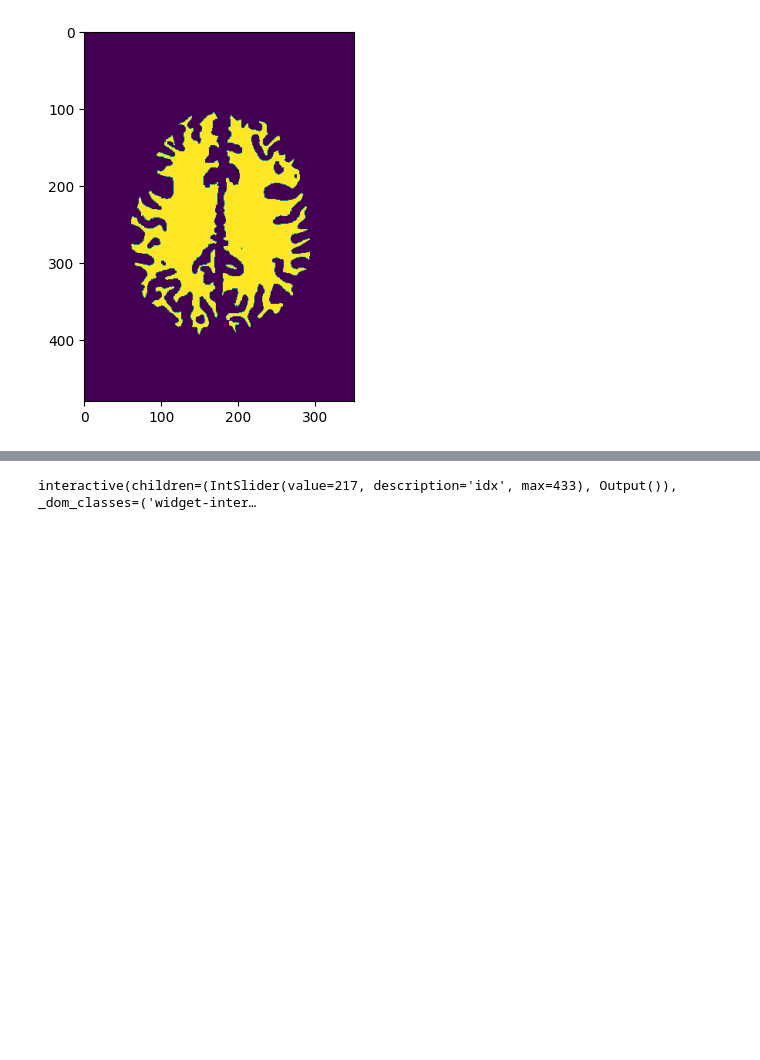
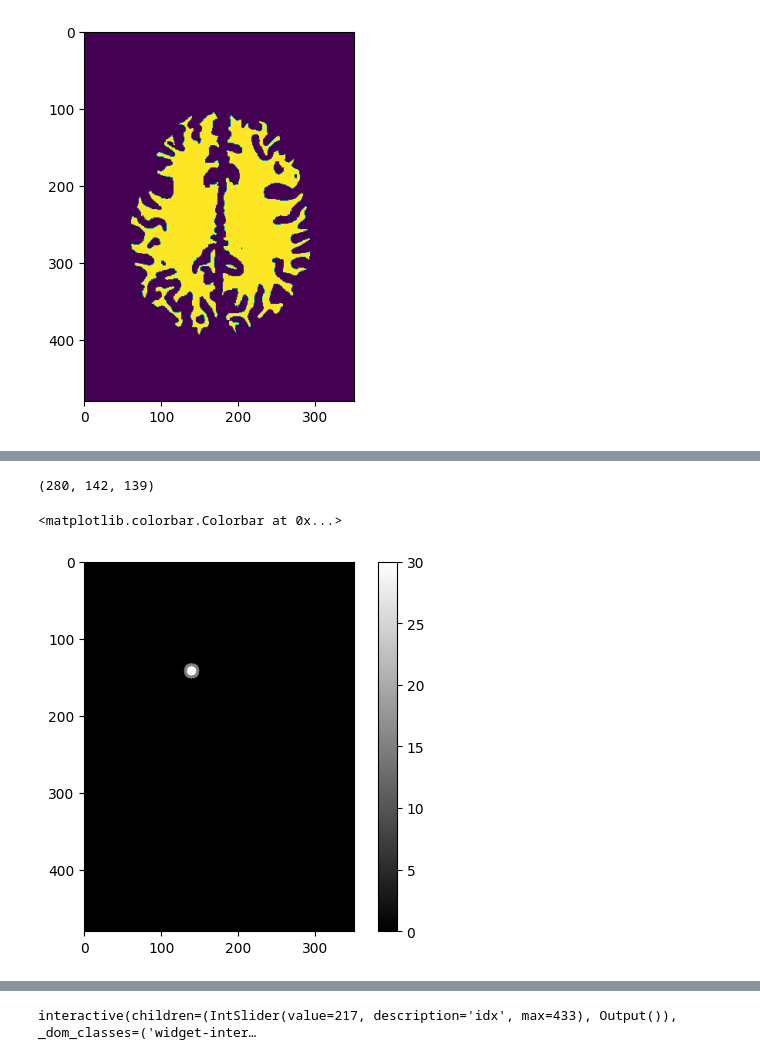
Before and after one commit to brandonjnelsonFDA/PedSilicoICH, a Jupyter notebook: notebooks/ct_head_simulations.ipynb, the cells around one changed output, grey strips where cells are left out. Saved outputs shown, nothing was run; the diff lists cells and outputs as text; code cells hidden in the pictures; blank space fills up the shorter version.

```diff
--- a/notebooks/ct_head_simulations.ipynb
+++ b/notebooks/ct_head_simulations.ipynb
@@ -290,3 +332,20 @@ plt.imshow(lesion_image[lesion_coords[0]])
+# %%
+radius = [6, 10]
+contrast = [20, -5]
+material = 'white_matter'
+
+ground_truth_image = phantom
+
+brain_mask = ground_truth_image==lut.loc[lut['xcist material']==material]['CT Number [HU]'].iloc[1]
+
+img_w_lesion, lesion_image, lesion_coords = add_random_sphere_lesion(ground_truth_image, brain_mask, radius=radius, contrast=contrast)
+print(lesion_coords)
+plt.imshow(lesion_image[lesion_coords[0]], cmap='gray')
+plt.colorbar()
+# %% [output]
+(280, 142, 139)
+<matplotlib.colorbar.Colorbar at 0x...>
+[figure, added]
 # %%
 ctshow(img_w_lesion[lesion_coords[0]])
 # %% [output]
```
Also changed, not shown: parts of 16 cells of this notebook, 2 other files.
